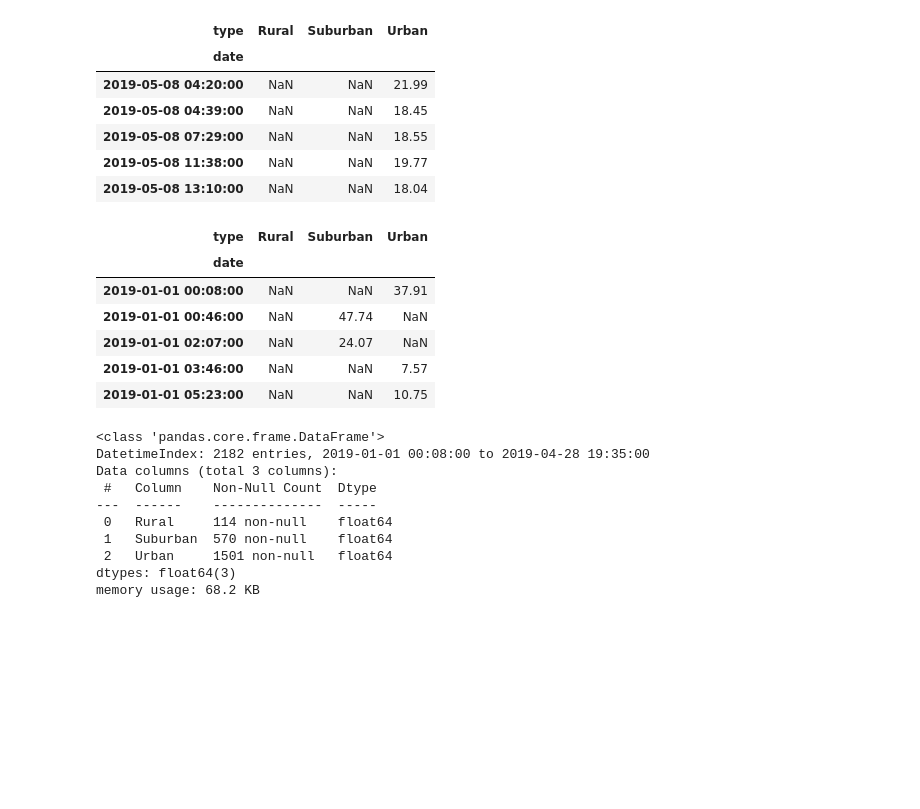
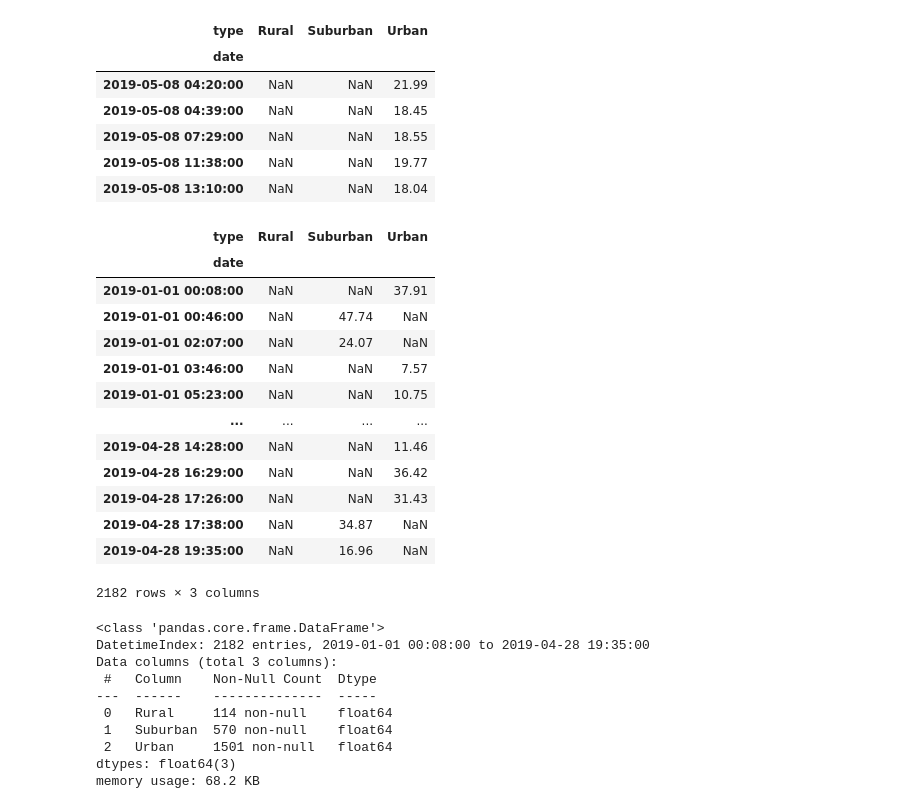
Before and after one commit to olalekanagbaje/PyBer_Analysis, a Jupyter notebook: PyBer_Challenge.ipynb, the cells around one changed output. Cells and saved outputs as stored; diff of their text form; code cells hidden in the pictures; blank space fills up the shorter version.

```diff
--- a/PyBer_Challenge.ipynb
+++ b/PyBer_Challenge.ipynb
@@ -179,15 +179,22 @@ sum_fares_pivot_df.tail()
 # %%
 # 5. Create a new DataFrame from the pivot table DataFrame using loc on the given dates, '2019-01-01':'2019-04-29'.
 new_fares_pivot_df = sum_fares_pivot_df.loc['2019-01-01':'2019-04-28']
-new_fares_pivot_df.head()
+new_fares_pivot_df
 # %% [output]
 | type | Rural | Suburban | Urban |
 | date |  |  |  |
 | 2019-01-01 00:08:00 | NaN | NaN | 37.91 |
 | 2019-01-01 00:46:00 | NaN | 47.74 | NaN |
 | 2019-01-01 02:07:00 | NaN | 24.07 | NaN |
 | 2019-01-01 03:46:00 | NaN | NaN | 7.57 |
 | 2019-01-01 05:23:00 | NaN | NaN | 10.75 |
+| ... | ... | ... | ... |
+| 2019-04-28 14:28:00 | NaN | NaN | 11.46 |
+| 2019-04-28 16:29:00 | NaN | NaN | 36.42 |
+| 2019-04-28 17:26:00 | NaN | NaN | 31.43 |
+| 2019-04-28 17:38:00 | NaN | 34.87 | NaN |
+| 2019-04-28 19:35:00 | NaN | 16.96 | NaN |
+2182 rows × 3 columns
 # %%
 # 6. Set the "date" index to datetime datatype. This is necessary to use the resample() method in Step 8.
 new_fares_pivot_df.index = pd.to_datetime(new_fares_pivot_df.index)
```
